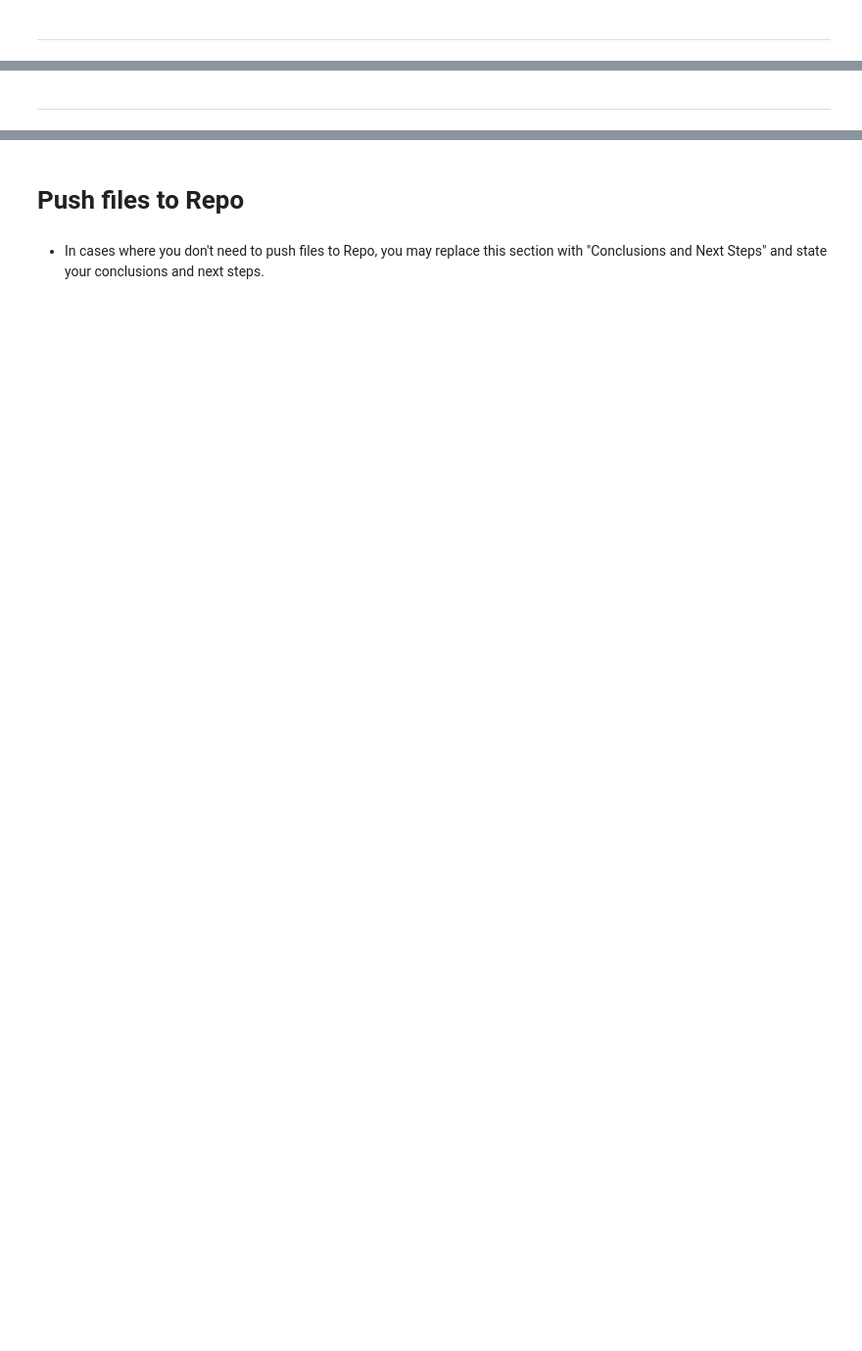
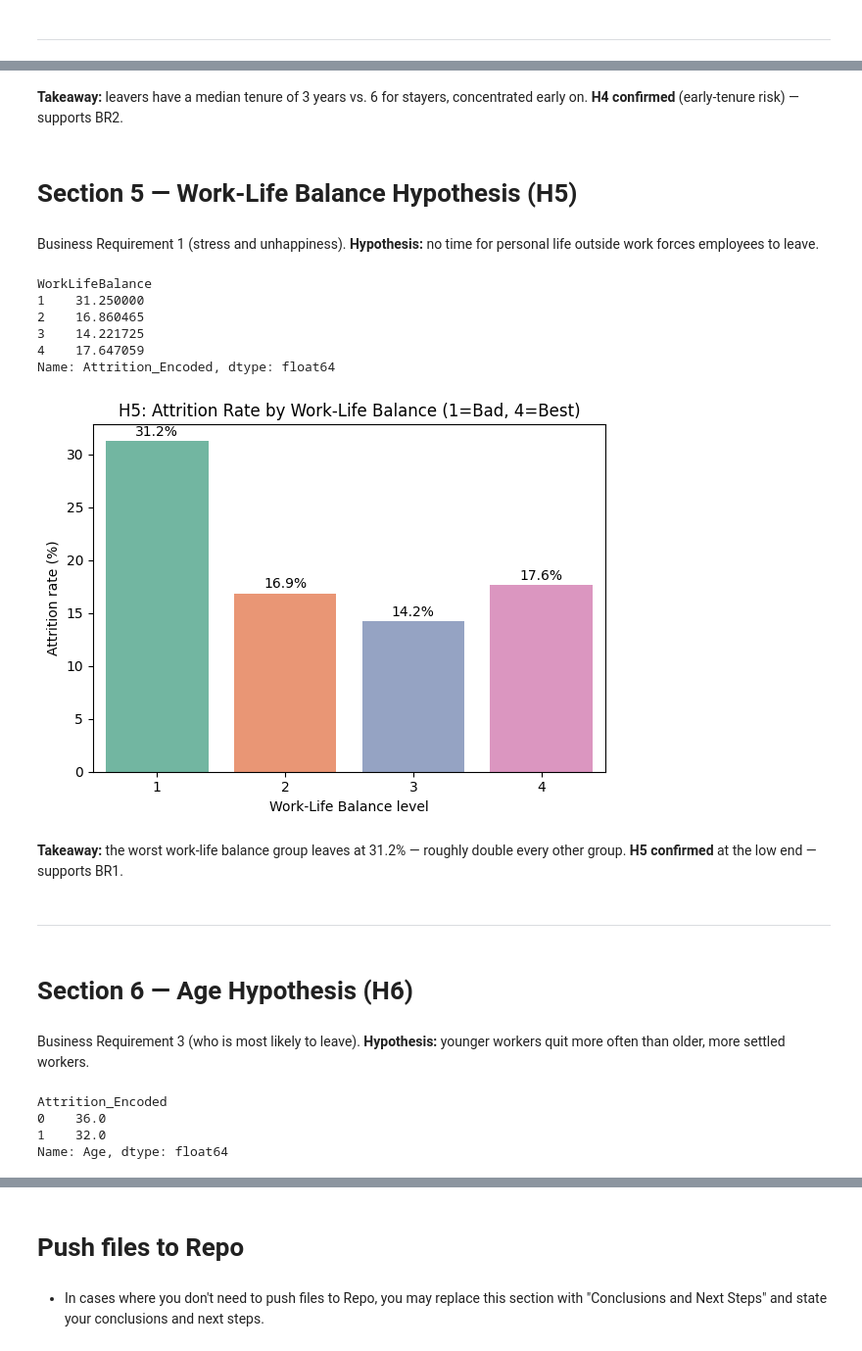
Before and after one commit to kuriakosepanicker-hub/HR_EMPLOYEE_ATTRITION_IBM, a Jupyter notebook: jupyter_notebooks/Employee_Attrition_Data_Visualisation.ipynb, the cells around one changed output, grey strips where cells are left out. Shown at 98% size. Cells and saved outputs as stored; diff of their text form; code cells hidden in the pictures; blank space fills up the shorter version.

```diff
--- a/jupyter_notebooks/Employee_Attrition_Data_Visualisation.ipynb
+++ b/jupyter_notebooks/Employee_Attrition_Data_Visualisation.ipynb
@@ -74,2 +215,46 @@ NOTE
+# %% [markdown]
+**Takeaway:** leavers have a median tenure of 3 years vs. 6 for stayers, concentrated early on. **H4 confirmed** (early-tenure risk) — supports BR2.
+# %% [markdown]
+# Section 5 — Work-Life Balance Hypothesis (H5)
+# %% [markdown]
+Business Requirement 1 (stress and unhappiness). **Hypothesis:** no time for
+personal life outside work forces employees to leave.
+# %%
+wlb_rate = df.groupby("WorkLifeBalance")["Attrition_Encoded"].mean() * 100
+wlb_rate
+# %% [output]
+WorkLifeBalance
+1    31.250000
+2    16.860465
+3    14.221725
+4    17.647059
+Name: Attrition_Encoded, dtype: float64
+# %%
+plt.figure(figsize=(6, 4.5))
+ax = sns.barplot(x=wlb_rate.index, y=wlb_rate.values, hue=wlb_rate.index,
+                  palette="Set2", legend=False)
+ax.set_title("H5: Attrition Rate by Work-Life Balance (1=Bad, 4=Best)")
+ax.set_ylabel("Attrition rate (%)")
+ax.set_xlabel("Work-Life Balance level")
+for i, v in enumerate(wlb_rate.values):
+    ax.text(i, v + 0.5, f"{v:.1f}%", ha="center")
+plt.tight_layout()
+plt.show()
+# %% [output]
+[figure, added]
+# %% [markdown]
+**Takeaway:** the worst work-life balance group leaves at 31.2% — roughly double every other group. **H5 confirmed** at the low end — supports BR1.
 # %% [markdown]
 ---
+# %% [markdown]
+# Section 6 — Age Hypothesis (H6)
+# %% [markdown]
+Business Requirement 3 (who is most likely to leave). **Hypothesis:** younger
+workers quit more often than older, more settled workers.
+# %%
+df.groupby("Attrition_Encoded")["Age"].median()
+# %% [output]
+Attrition_Encoded
+0    36.0
+1    32.0
+Name: Age, dtype: float64
```
Also changed, not shown: parts of 42 cells of this notebook, 2 other files.
